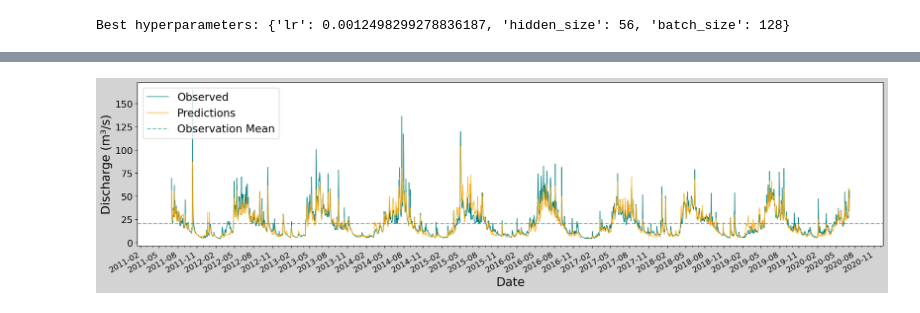
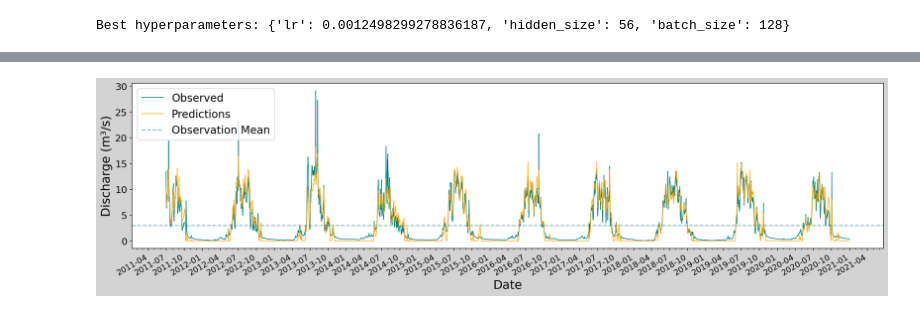
Before and after one commit to bergjus94/2024_MLEES, a Jupyter notebook: Project/CAMELS_model.ipynb, the cells around one changed output, grey strips where cells are left out. Cells and saved outputs as stored; diff of their text form; code cells hidden in the pictures.

```diff
--- a/Project/CAMELS_model.ipynb
+++ b/Project/CAMELS_model.ipynb
@@ -692,7 +637,7 @@ with torch.no_grad():
 test_df = test_df.iloc[:test_ytensor.shape[0]]
 
 # Specify the catchment_id you want to plot
-desired_catchment_id = '2469'
+desired_catchment_id = '2268'
 
 # Filter the DataFrame to include only the desired time series
 filtered_test_df = test_df[test_df['catchment_id'] == desired_catchment_id]
@@ -721,34 +666,34 @@ with torch.no_grad():
             linewidth=1,
             label='Observed')
     ax.plot(plot_index,
             model(filtered_test_Xtensor).cpu().numpy(),
             c='orange',
             alpha=0.85,
             linewidth=1,
             label='Predictions')
     ax.axhline(filtered_test_ytensor.mean().item(), color='teal', alpha=0.5, linestyle='--', label='Observation Mean')
 
     # Format the x-axis to show dates with less frequent labels
     ax.xaxis.set_major_locator(mdates.MonthLocator(interval=3))  # Show labels every 3 months
     ax.xaxis.set_minor_locator(mdates.MonthLocator())  # Minor ticks every month
     ax.xaxis.set_major_formatter(mdates.DateFormatter('%Y-%m'))
     fig.autofmt_xdate()
 
     # Set axis labels with larger font size
     ax.set_xlabel('Date', fontsize=18)
     ax.set_ylabel('Discharge (m³/s)', fontsize=18)
 
     # Increase the font size of the axis tick labels
     ax.tick_params(axis='x', which='major', labelsize=12)  # Adjusted to 12 for smaller x-axis tick labels
     ax.tick_params(axis='y', which='major', labelsize=14)  # Keep y-axis tick labels at 14
 
     # Set legend with larger font size and move to top left corner
     ax.legend(loc='upper left', fontsize=16)
 
     fig.set_facecolor('lightgrey')
     plt.show()
 # %% [output]
-[figure, old version]
+[figure, new version]
 # %%
 # Ensure the shapes match by filtering test_final_df to match the tensor shapes
 test_df = test_df.iloc[:test_ytensor.shape[0]]
```
Also changed, not shown: parts of 34 cells of this notebook.
